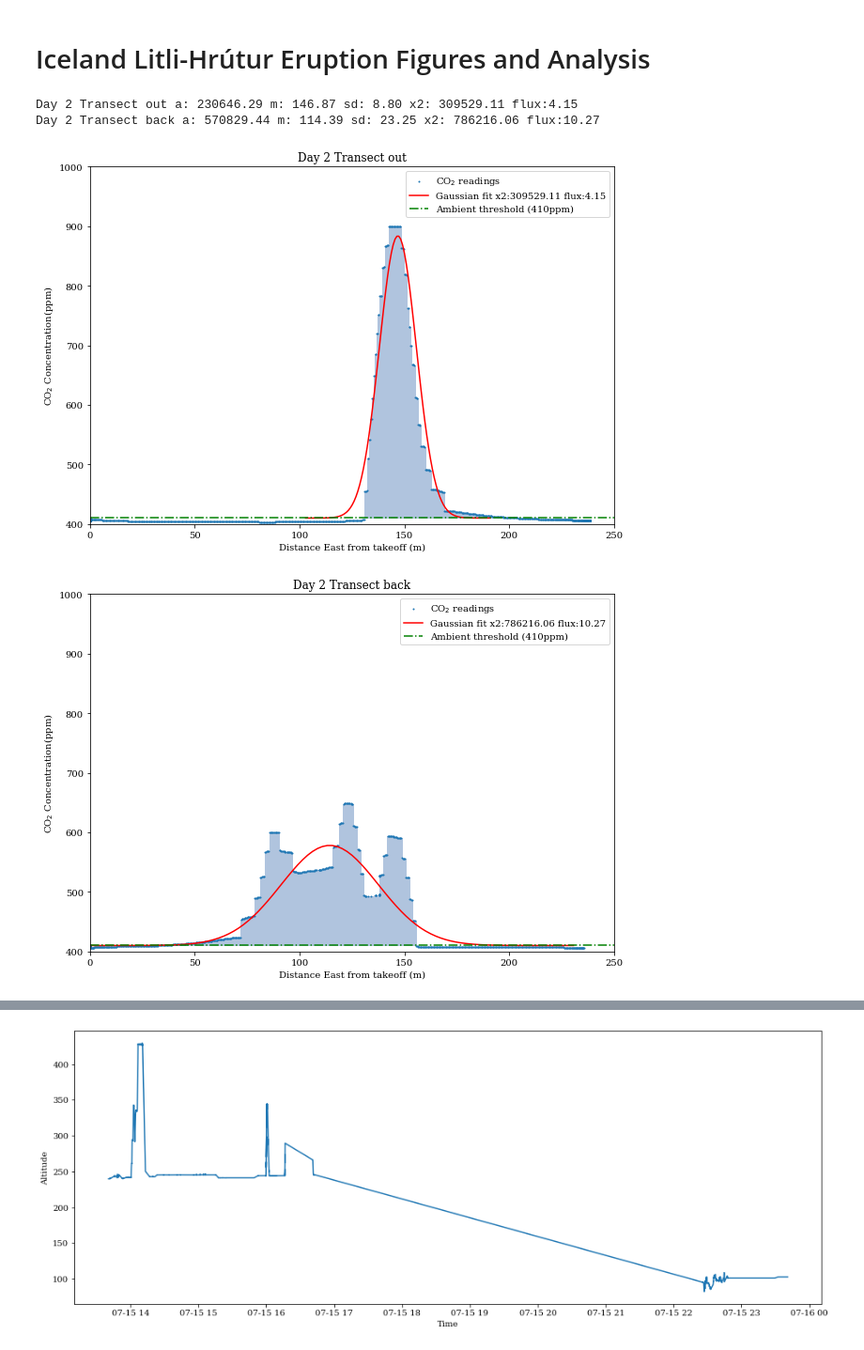
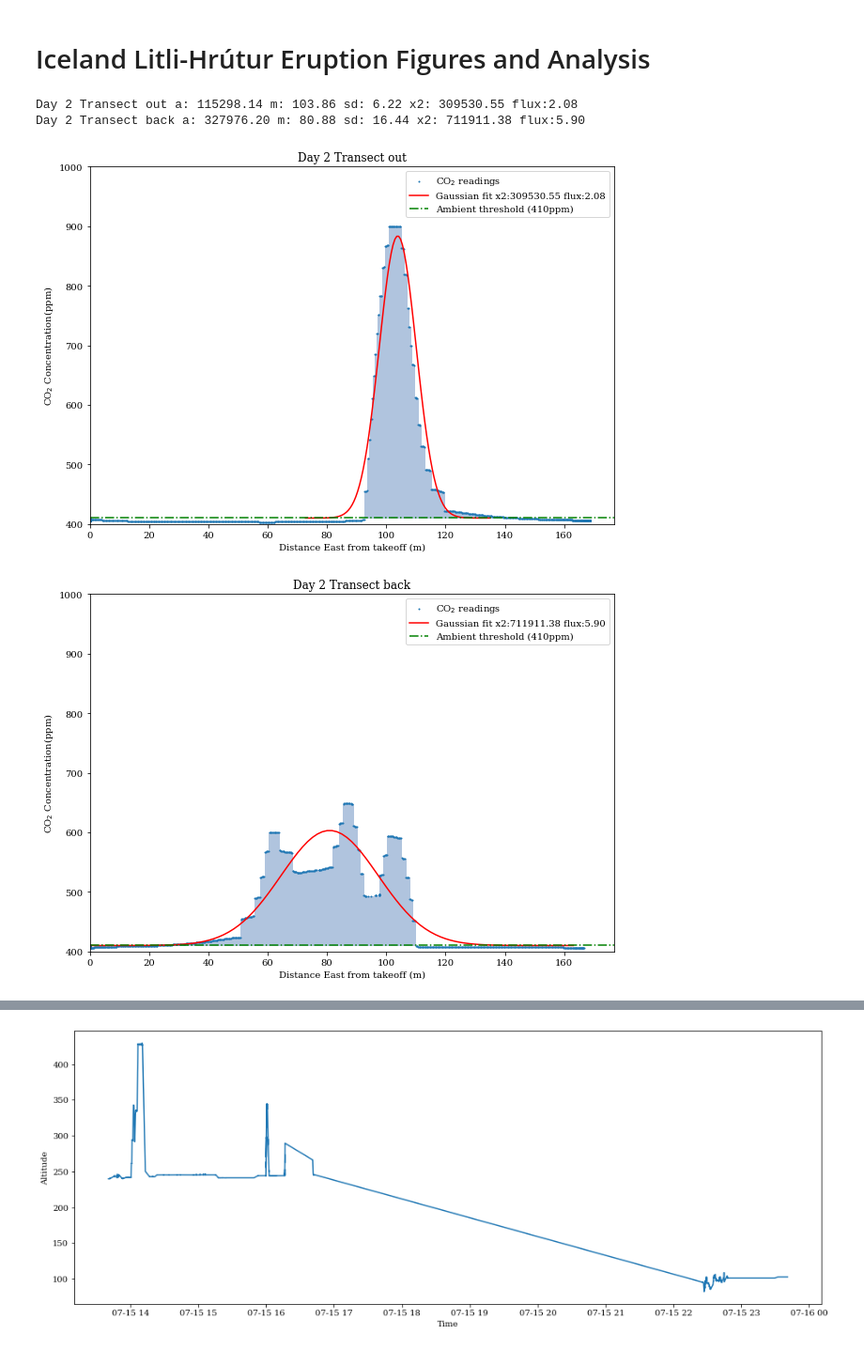
Before and after one commit to BCLab-UNM/iceland-2023-expedition, a Jupyter notebook: Iceland July 2023.ipynb, the cells around one changed output, grey strips where cells are left out. Shown: that part at 94% size. Drawn from its saved outputs; the diff is of its cells as text; code cells hidden in the pictures.

Commit message:
Added rotation angle

```diff
--- a/Iceland July 2023.ipynb
+++ b/Iceland July 2023.ipynb
@@ -156,17 +156,18 @@ def render_scatter_areas(ax, distance_data, ambient):
 
 EARTH_CIRCUMFERENCE = 40008000
 
-def render_distance_data(starting_position, data, ambient, title, ax, min_distance=0, limit_distance=None, legend=True, use_max=False, plot_gaussian=True, max_co2=700, delegate=None):
+def render_distance_data(starting_position, data, ambient, title, ax, min_distance=0, limit_distance=None, legend=True, use_max=False, plot_gaussian=True, max_co2=700, angle=math.pi/2, delegate=None):
     total = 0
     count = 0
 
     distance_data = []
     max_distance = 0
+    distance_angle_scale = math.sin(angle)
 
     for d in data:
         lat_diff = (starting_position.lat - d.lat) * (EARTH_CIRCUMFERENCE / 360) * math.cos(starting_position.lat * 0.01745)
         lon_diff = (starting_position.lon - d.lon) * (EARTH_CIRCUMFERENCE / 360)
-        distance = lat_diff
+        distance = lat_diff * distance_angle_scale
         if distance > min_distance:
             distance_data.append({"distance": distance, "value": d.value})
             if(distance > max_distance):
@@ -215,7 +216,7 @@ def render_distance_data(starting_position, data, ambient, title, ax, min_distan
     ax.set_ylabel('CO$_2$ Concentration(ppm)')
     if limit_distance is not None:
         ax.set_aspect('auto')
-        ax.set_xlim(0, limit_distance)
+        ax.set_xlim(0, limit_distance * distance_angle_scale)
 
     ax.set_ylim(400, max_co2)
     if legend:
@@ -235,16 +236,16 @@ def display_data(name, readings, nlags=6):
     display_readings(readings)
 # %%
 ig, axs = plt.subplots(1, 1, figsize=(10, 7))
-render_distance_data(day2_flight1a[0], day2_flight1a, 410, 'Day 2 Transect out', axs, limit_distance=250, max_co2=1000, legend=True)
+render_distance_data(day2_flight1a[0], day2_flight1a, 410, 'Day 2 Transect out', axs, limit_distance=250, max_co2=1000, legend=True, angle=math.pi/4)
 saveFigure(plt, 'transect1', dpi=300)
 
 ig, axs = plt.subplots(1, 1, figsize=(10, 7))
-render_distance_data(day2_flight1a[0], day2_flight1b, 410, 'Day 2 Transect back', axs, limit_distance=250, max_co2=1000, legend=True)
+render_distance_data(day2_flight1a[0], day2_flight1b, 410, 'Day 2 Transect back', axs, limit_distance=250, max_co2=1000, legend=True, angle=math.pi/4)
 saveFigure(plt, 'transect2', dpi=300)
 # %% [output]
-Day 2 Transect out a: 230646.29 m: 146.87 sd: 8.80 x2: 309529.11 flux:4.15
-Day 2 Transect back a: 570829.44 m: 114.39 sd: 23.25 x2: 786216.06 flux:10.27
+Day 2 Transect out a: 115298.14 m: 103.86 sd: 6.22 x2: 309530.55 flux:2.08
+Day 2 Transect back a: 327976.20 m: 80.88 sd: 16.44 x2: 711911.38 flux:5.90
-[figure, old version]
+[figure, new version]
-[figure, old version]
+[figure, new version]
 # %%
 ig, axs = plt.subplots(1, 1, figsize=(10, 7))
```
Also changed, not shown: parts of 1 cell of this notebook.
